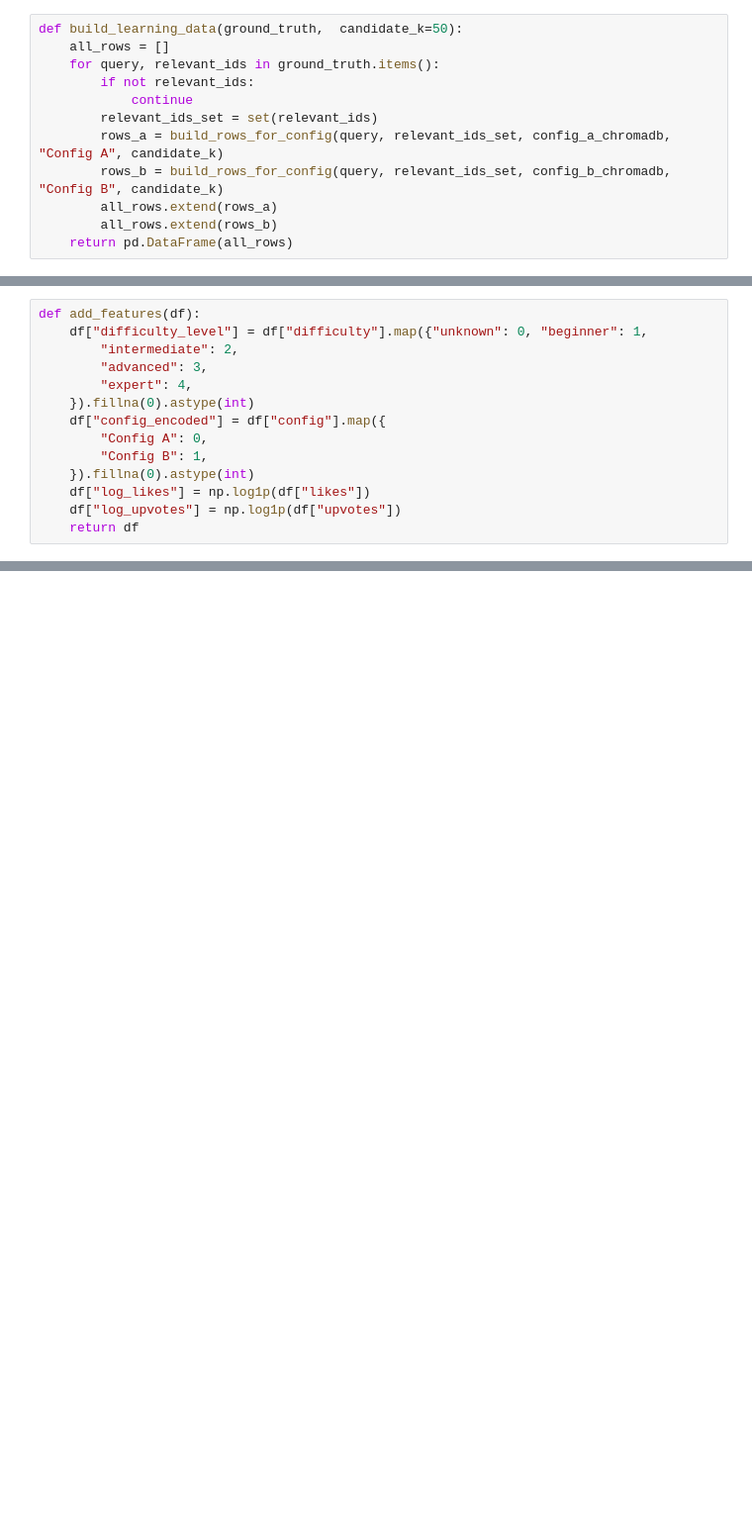
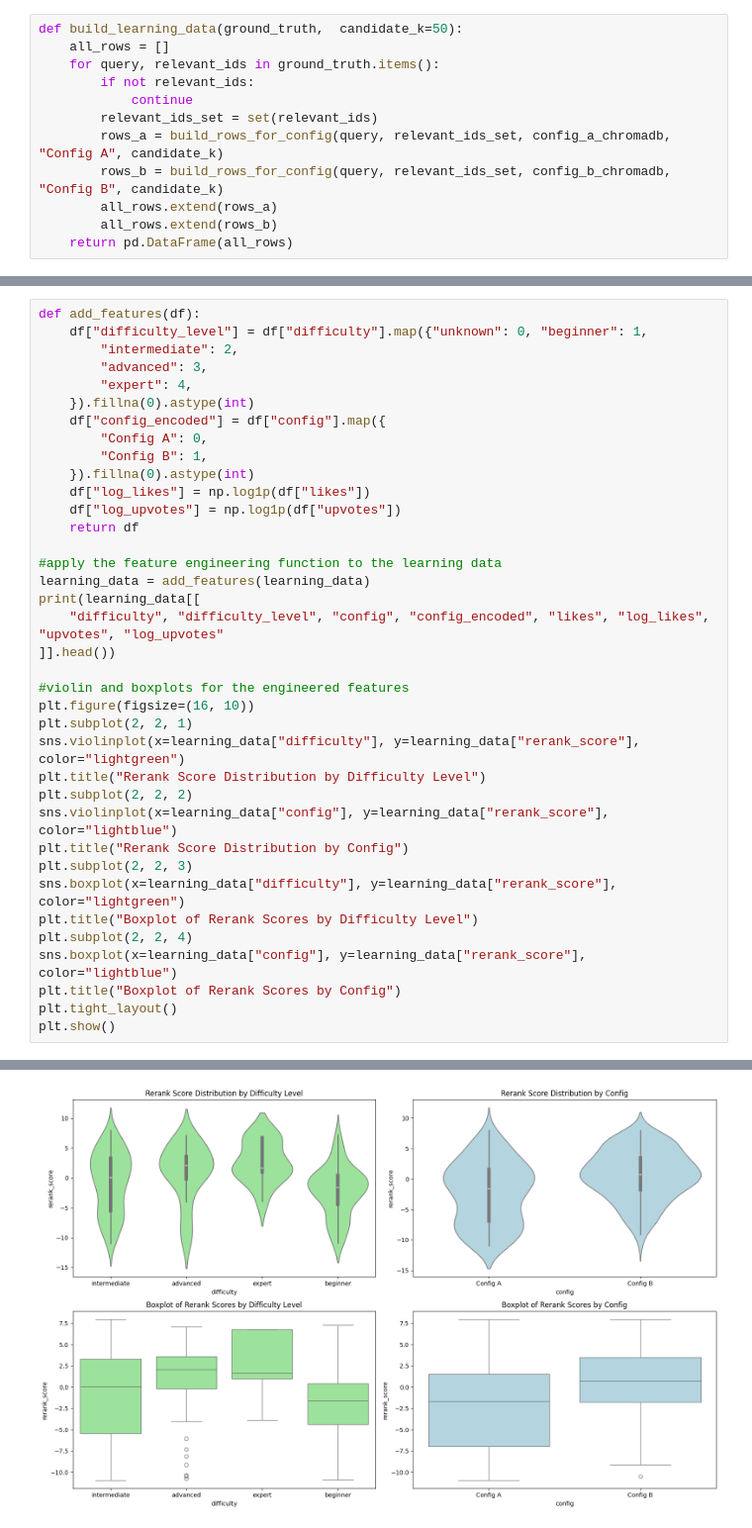
Before and after one commit to skull23412/Semantic-Search-AIT, a Jupyter notebook: app_clean.ipynb, the cells around one changed output, grey strips where cells are left out. Shown at 99% size. Cells and saved outputs as stored; diff of their text form; blank space fills up the shorter version.

```diff
--- a/app_clean.ipynb
+++ b/app_clean.ipynb
@@ -1623,3 +1892,27 @@ def add_features(df):
     df["log_likes"] = np.log1p(df["likes"])
     df["log_upvotes"] = np.log1p(df["upvotes"])
     return df
+
+#apply the feature engineering function to the learning data
+learning_data = add_features(learning_data)
+print(learning_data[[
+    "difficulty", "difficulty_level", "config", "config_encoded", "likes", "log_likes", "upvotes", "log_upvotes"
+]].head())
+
+#violin and boxplots for the engineered features
+plt.figure(figsize=(16, 10))
+plt.subplot(2, 2, 1)
+sns.violinplot(x=learning_data["difficulty"], y=learning_data["rerank_score"], color="lightgreen")
+plt.title("Rerank Score Distribution by Difficulty Level")
+plt.subplot(2, 2, 2)
+sns.violinplot(x=learning_data["config"], y=learning_data["rerank_score"], color="lightblue")
+plt.title("Rerank Score Distribution by Config")
+plt.subplot(2, 2, 3)
+sns.boxplot(x=learning_data["difficulty"], y=learning_data["rerank_score"], color="lightgreen")
+plt.title("Boxplot of Rerank Scores by Difficulty Level")
+plt.subplot(2, 2, 4)
+sns.boxplot(x=learning_data["config"], y=learning_data["rerank_score"], color="lightblue")
+plt.title("Boxplot of Rerank Scores by Config")
+plt.tight_layout()
+plt.show()
+# %% [output]
@@ -1625,0 +1932 @@ def add_features(df):
+[figure, added]
```
Also changed, not shown: parts of 12 cells of this notebook.
